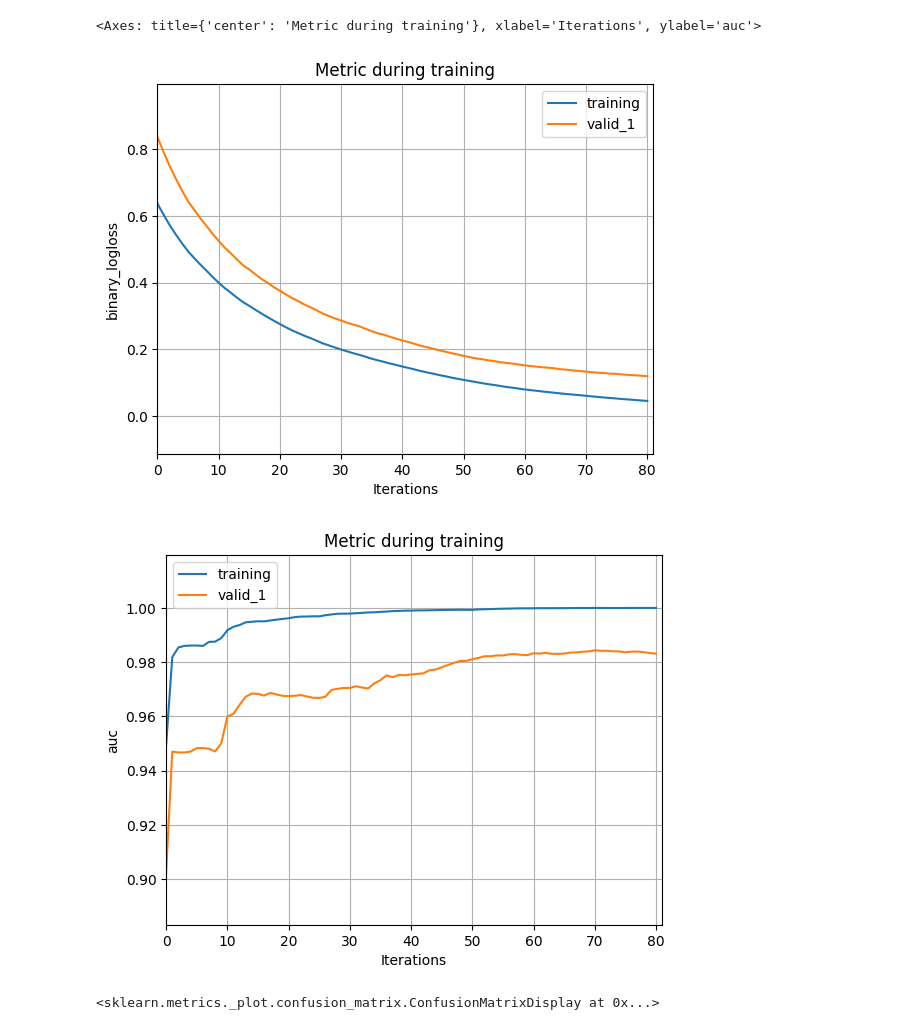
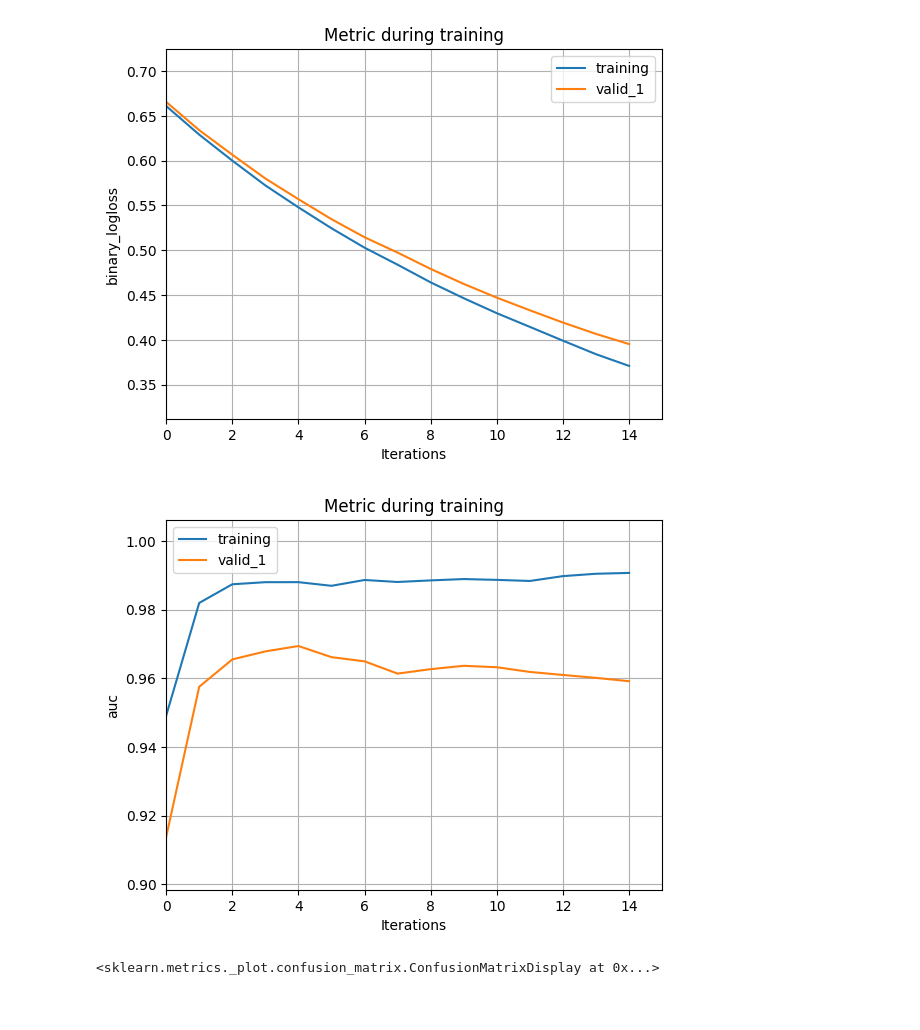
Before and after one commit to koch-tobias/master-thesis, a Jupyter notebook: Development/LightGBM.ipynb, the cells around one changed output. Drawn from its saved outputs; the diff is of its cells as text; code cells hidden in the pictures.

```diff
--- a/Development/LightGBM.ipynb
+++ b/Development/LightGBM.ipynb
@@ -32,5 +76,5 @@ rand_mistakes = True
 gpt = True
 
 # Generate the new dataset
-df_new = data_augmentation(df_preprocessed, rand_order, rand_mistakes, gpt, df_to_excel = False)
+df_aug = data_augmentation(df_preprocessed, rand_order, rand_mistakes, gpt, df_to_excel = False)
 # %% [output]
@@ -41,36 +85,40 @@ dateTimeObj = datetime.now()
 timestamp = dateTimeObj.strftime("%d%m%Y_%H%M")
 # %%
 # Split dataset
-X_train, y_train, X_val, y_val, X_test, y_test = train_test_val(df_new, test_size=0.4, timestamp=timestamp)
+X_train, y_train, X_val, y_val, X_test, y_test, features = train_test_val(df_aug, test_size=0.4, timestamp=timestamp)
 # %%
-class_weight = {0: 1, 1: 12}
+store_preds = True
+weight_factor = round(df_aug[df_aug["Relevant fuer Messung"]=="Nein"].shape[0] / df_aug[df_aug["Relevant fuer Messung"]=="Ja"].shape[0])
+#weight_factor=7
+class_weight = {0: 1, 1: weight_factor}
 
 lgbm_train = lgb.Dataset(X_train, y_train, weight=y_train.map(class_weight))
 lgbm_eval = lgb.Dataset(X_val, y_val, reference=lgbm_train)
 
-params = {
-    'objective': 'binary',
-    'metric': ['auc', 'binary_logloss'],
-    'num_leaves': 31,
-    'learning_rate': 0.05,
-    'feature_fraction': 0.9
-}
-
 evals = {}
 callbacks = [lgb.early_stopping(10), lgb.record_evaluation(evals)]
 
-gbm = lgb.train(params,
-                lgbm_train,
-                num_boost_round=300,
-                valid_sets=[lgbm_train, lgbm_eval],
-                callbacks=callbacks)
+gbm = LGBMClassifier(objective='binary',
+                      metric=['auc', 'binary_logloss'],
+                      num_leaves=31,
+                      learning_rate=0.05,
+                      feature_fraction=0.9,
+                      n_estimators=500,
+                      class_weight=class_weight)
+
+gbm.fit(X_train, y_train,
+         eval_set=[(X_train, y_train), (X_val, y_val)],
+         eval_metric=['auc', 'binary_logloss'],
+         early_stopping_rounds=20,
+         callbacks=callbacks)
 
 # save model
 model_path = f"../models/lgbm_{timestamp}.pkl"
 with open(model_path, "wb") as filestore:
     pickle.dump(gbm, filestore)
 
-y_pred = gbm.predict(X_test, num_iteration=gbm.best_iteration, force_row_wise=True)
+#y_pred = gbm.predict(X_test, num_iteration=gbm.best_iteration, force_row_wise=True)
+y_pred = gbm.predict(X_test)
 y_pred = np.round(y_pred)
 
 # Print accuracy score
@@ -79,4 +127,7 @@ print("\n\n Test accuracy:", accuracy)
 
 lgb.plot_metric(evals, metric='binary_logloss')
 lgb.plot_metric(evals, metric='auc')
+
+if store_preds:
+    store_predictions(gbm, X_test, y_test, y_pred, features, timestamp)
 # %% [output]
@@ -96,6 +151,5 @@ Early stopping, best iteration is:
-<Axes: title={'center': 'Metric during training'}, xlabel='Iterations', ylabel='auc'>
-[figure, old version]
+[figure, new version]
-[figure, old version]
+[figure, new version]
 # %%
 class_names = ["Nein", "Ja"]
 ConfusionMatrixDisplay.from_predictions(y_test, y_pred, display_labels=class_names, cmap='Blues', colorbar=False)
```
Also changed, not shown: parts of 5 cells of this notebook.
